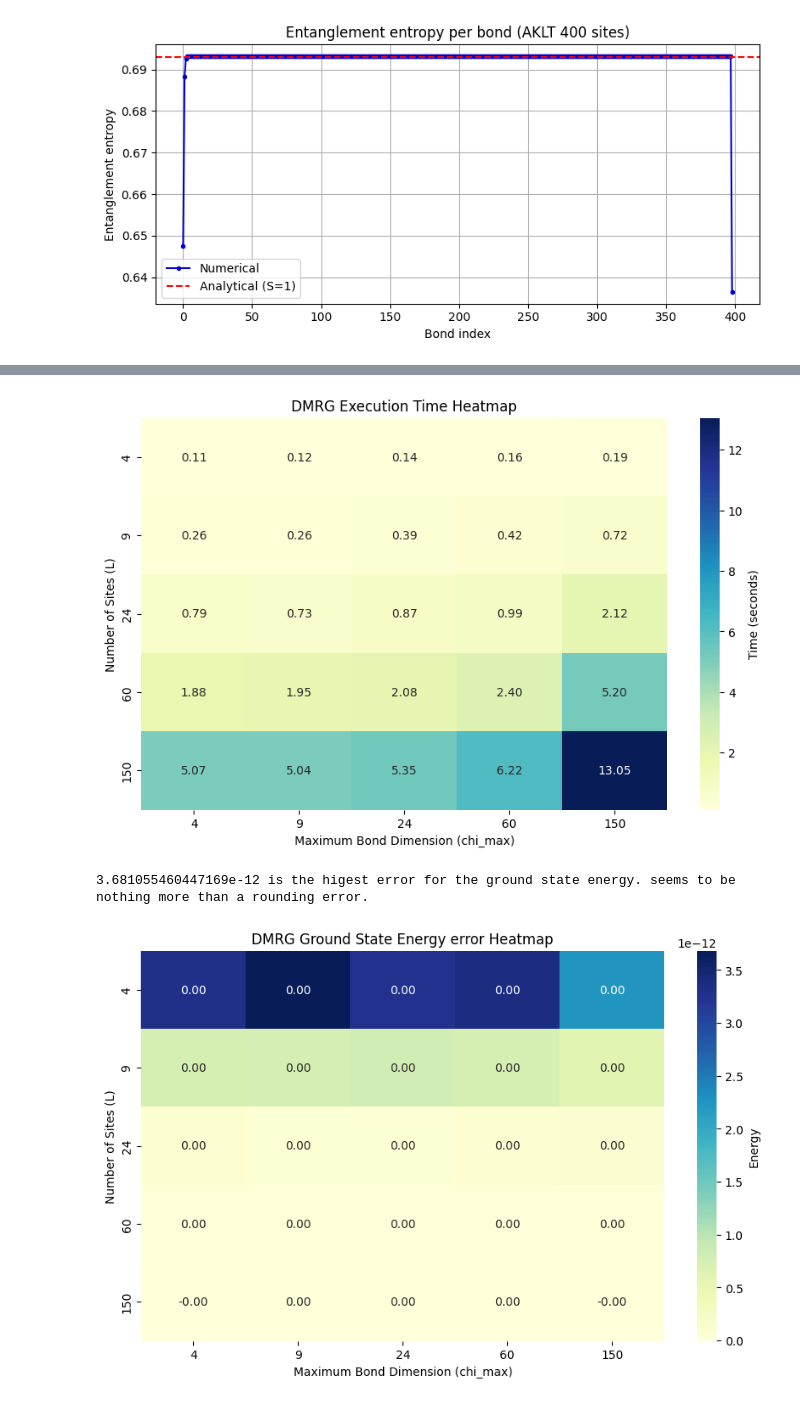
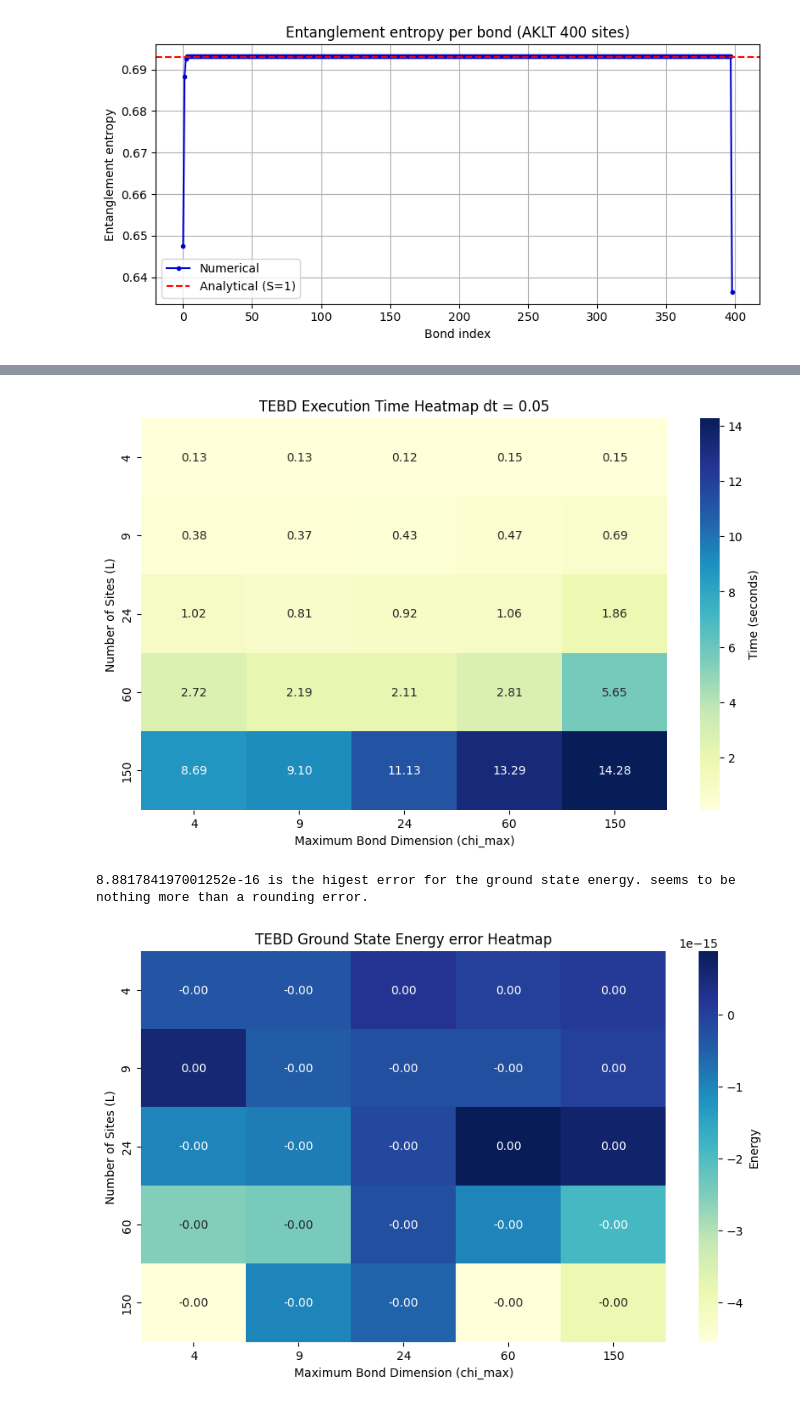
Before and after one commit to KiamehrJavid/QIC_FinProj, a Jupyter notebook: TEBD_point3.ipynb, the cells around one changed output, grey strips where cells are left out. Drawn from its saved outputs; the diff is of its cells as text; code cells hidden in the pictures.

```diff
--- a/TEBD_point3.ipynb
+++ b/TEBD_point3.ipynb
@@ -986,7 +988,7 @@ plt.show()
 [figure]
 # %%
 # List of time step values to test
-dts = [0.04, 0.05, 0.07, 0.09, 0.5]
+dts = [0.01, 0.03, 0.07, 0.1, 0.2, 0.5]
 # List of system sizes (currently only testing N=1000)
 Ns = [1000]
 
@@ -998,7 +1000,7 @@ for N in Ns:
         obj = TNet(N = N, spin = 1, chi = 2, max_bond_dim=2)
 
         # Perform time evolution while tracking energy convergence:
-        data = obj.evolve_convergence(dt= t,  steps=200, imaginary=True, dyn_bond=True, make_canonical_every=1)
+        data = obj.evolve_convergence(dt= t,  steps=300, imaginary=True, dyn_bond=True, make_canonical_every=1)
 
         # Unpack the convergence data:
         steps_recorded, energies = data
@@ -1075,7 +1061,7 @@ plt.figure(figsize=(10, 6))
 sns.heatmap(Times, annot=True, fmt=".2f", cmap="YlGnBu",
             xticklabels=CHIlist, yticklabels=Llist,
             cbar_kws={'label': 'Time (seconds)'})
-plt.title('DMRG Execution Time Heatmap')
+plt.title('TEBD Execution Time Heatmap dt = 0.05')
 plt.xlabel('Maximum Bond Dimension (chi_max)')
 plt.ylabel('Number of Sites (L)')
 plt.show()
@@ -1085,7 +1071,7 @@ plt.figure(figsize=(10, 6))
 sns.heatmap(Energies, annot=True, fmt=".2f", cmap="YlGnBu",
             xticklabels=CHIlist, yticklabels=Llist,
             cbar_kws={'label': 'Energy'})
-plt.title('DMRG Ground State Energy error Heatmap')
+plt.title('TEBD Ground State Energy error Heatmap')
 plt.xlabel('Maximum Bond Dimension (chi_max)')
 plt.ylabel('Number of Sites (L)')
 plt.show()
@@ -1093,6 +1096,6 @@ plt.show()
-[figure, old version]
+[figure, new version]
-3.681055460447169e-12 is the higest error for the ground state energy. seems to be nothing more than a rounding error.
+8.881784197001252e-16 is the higest error for the ground state energy. seems to be nothing more than a rounding error.
-[figure, old version]
+[figure, new version]
 # %%
 for i in range(len(Times)):
     row = Times[i]
```
Also changed, not shown: parts of 5 cells of this notebook, 10 other files.
